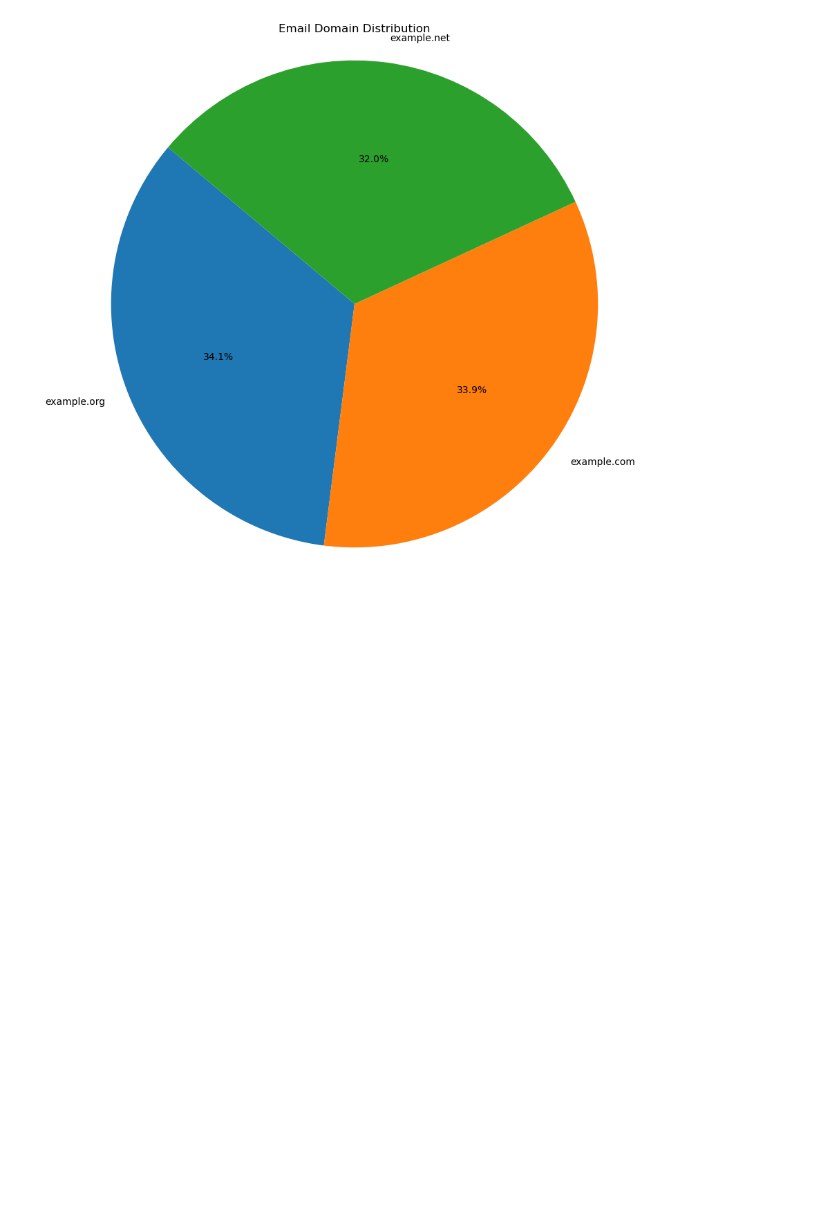
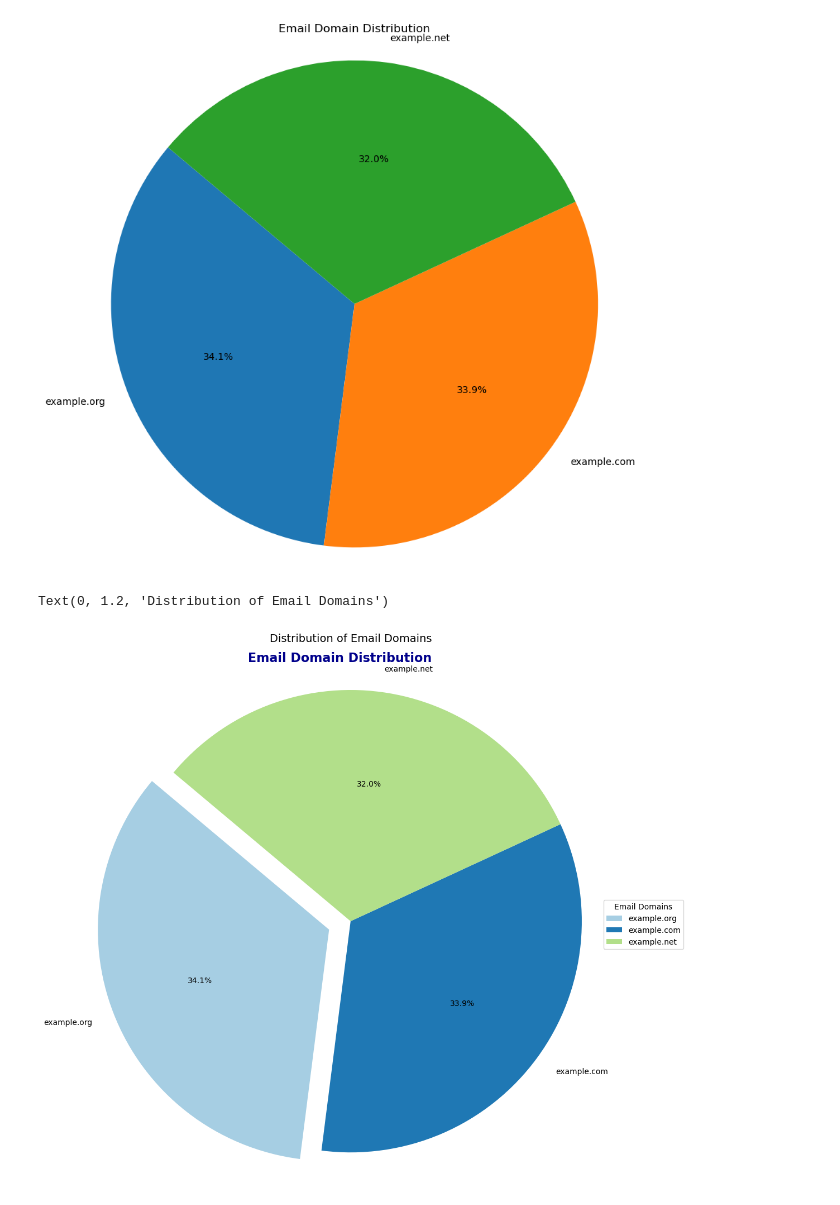
Before and after one commit to Roisin2/PFDA-Assignments, a Jupyter notebook: Assignment03-pie.ipynb, the cells around one changed output. Saved outputs shown, nothing was run; the diff lists cells and outputs as text; code cells hidden in the pictures; blank space fills up the shorter version.

Commit message:
A more intricate pie chart

```diff
--- a/Assignment03-pie.ipynb
+++ b/Assignment03-pie.ipynb
@@ -34,3 +34,21 @@ plt.axis('equal')# Equal aspect ratio ensures that pie is drawn as a circle.
 plt.show()
 # %% [output]
 [figure]
+# %%
+# Plot a pie chart with enhancements
+plt.figure(figsize=(12, 12))
+#Custom colors
+colors = plt.cm.Paired(range(len(domain_counts))) # Exploding the largest slice
+explode = [0.1 if i == 0 else 0 for i in range(len(domain_counts))]
+# Creating the pie chart
+plt.pie(domain_counts, labels=domain_counts.index, autopct='%1.1f%%', startangle=140, colors=colors, explode=explode)
+# Adding a title
+plt.title('Email Domain Distribution', fontsize=16, weight='bold', color='darkblue')
+#Adding a legend
+plt.legend(domain_counts.index, title='Email Domains', loc='center left', bbox_to_anchor=(1, 0.5))
+# Ensuring the pie is a circle
+plt.axis('equal') # Adding annotation
+plt.text(0, 1.2, 'Distribution of Email Domains', ha='center', va='bottom', fontsize=14,)
+# %% [output]
+Text(0, 1.2, 'Distribution of Email Domains')
+[figure, added]
```
Also changed, not shown: parts of 1 cell of this notebook.
